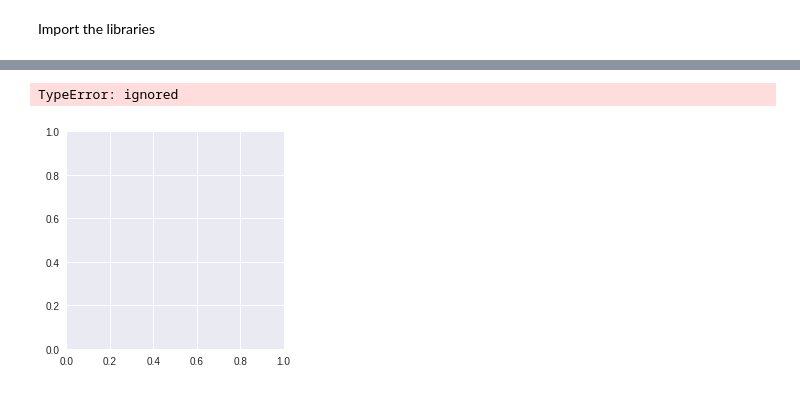
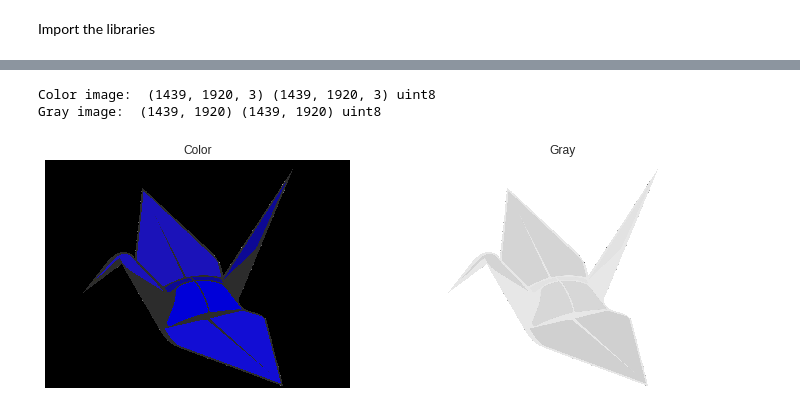
Before and after one commit to JaledMC/Learning-Artificial-Vision, a Jupyter notebook: Import_image_and_video.ipynb, the cells around one changed output, grey strips where cells are left out. Cells and saved outputs as stored; diff of their text form; code cells hidden in the pictures.

```diff
--- a/Import_image_and_video.ipynb
+++ b/Import_image_and_video.ipynb
@@ -24,15 +41,23 @@ image_color = cv2.imread('https://github.com/JaledMC/Learning-Artificial-Vision/
+# %%
+image_gray = cv2.imread('origami.png', cv2.IMREAD_GRAYSCALE)
+image_color = cv2.imread('origami.png')
+
+image_gray = cv2.cvtColor(image_color, cv2.COLOR_BGR2GRAY)
 # %%
-# Representation. With matplotlib, we can obtain pixel values and coordinates of
-# an image
-fig, axes = plt.subplots(1, 1, figsize=(4, 4))
-axes.imshow(image_gray)
-axes.set_title('Original')
-plt.axis("off");
+# Represent with matplotlib the image. We can obtain his pixel values and coordinates.
+fig, axes = plt.subplots(1, 2, figsize=(12, 12))
+axes[0].imshow(image_color)
+axes[0].set_title('Color')
+axes[1].imshow(image_gray)
+axes[1].set_title('Gray')
+for ax in axes:
+    ax.set_xticks([])
+    ax.set_yticks([])
 
 # image information
-print(image.shape)
-print(image.size)
-print(image.dtype)
+print("Color image: ", image_color.shape, image_color.shape, image_color.dtype)
+print("Gray image: ", image_gray.shape, image_gray.shape, image_gray.dtype)
 # %% [output]
-TypeError: ignored
+Color image:  (1439, 1920, 3) (1439, 1920, 3) uint8
+Gray image:  (1439, 1920) (1439, 1920) uint8
-[figure, old version]
+[figure, new version]
```
Also changed, not shown: parts of 22 cells of this notebook.
